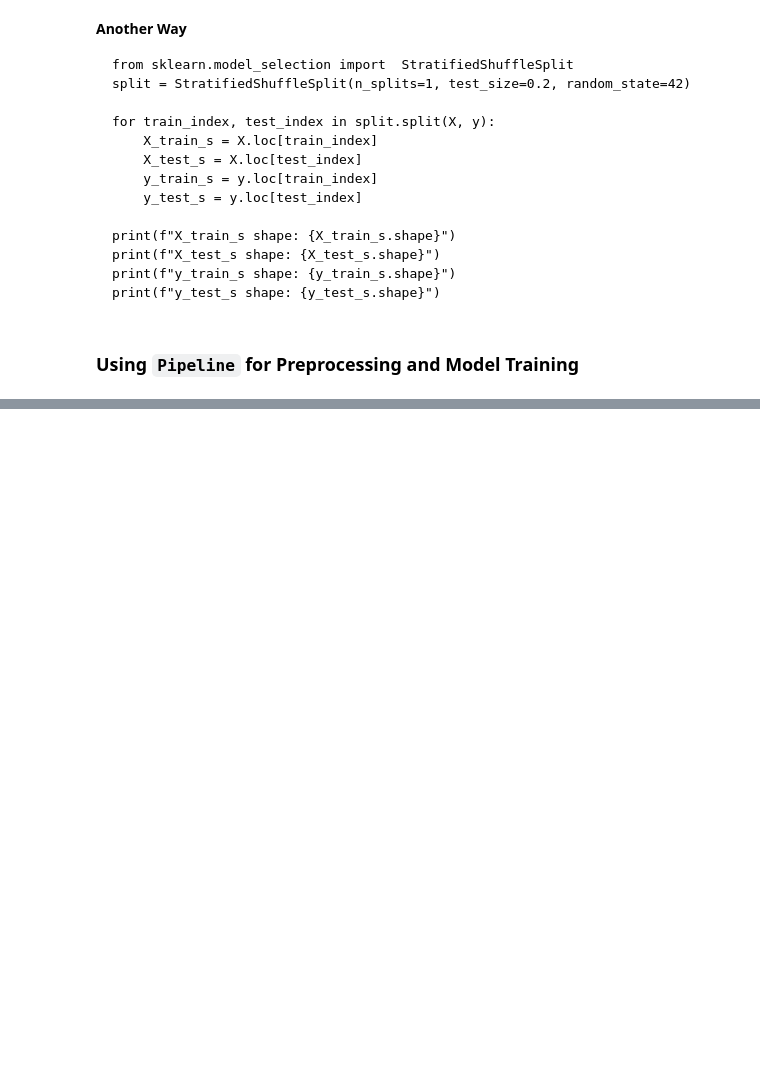
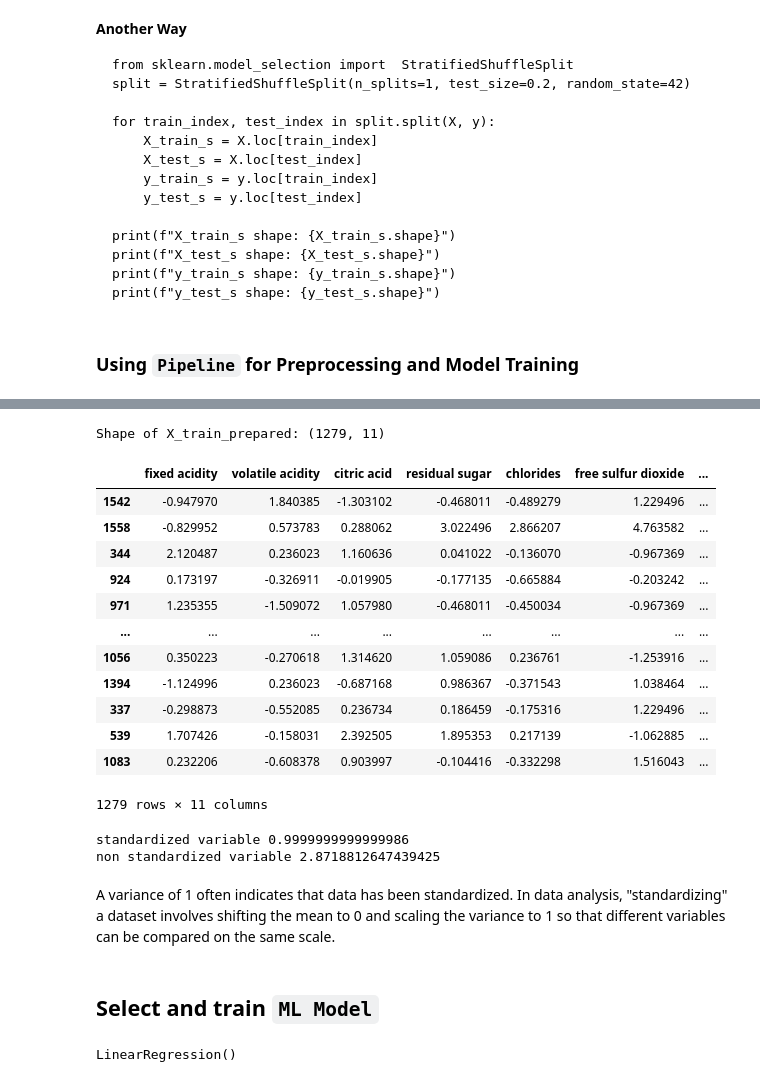
Before and after one commit to 22f2000792/MLP-prac, a Jupyter notebook: prac1.ipynb, the cells around one changed output, grey strips where cells are left out. Drawn from its saved outputs; the diff is of its cells as text; code cells hidden in the pictures; blank space fills up the shorter version.

```diff
--- a/prac1.ipynb
+++ b/prac1.ipynb
@@ -241,0 +245,40 @@ array([[-0.94797009,  1.84038456, -1.30310213, ..., -0.05665069,
+# %%
+# Convert back to DataFrame for easier inspection, if needed
+X_train_prepared_df = pd.DataFrame(X_train_prepared, columns=X_train.columns, index=X_train.index)
+
+print("Shape of X_train_prepared:", X_train_prepared.shape)
+# %% [output]
+Shape of X_train_prepared: (1279, 11)
+# %%
+X_train_prepared_df
+# %% [output]
+|  | fixed acidity | volatile acidity | citric acid | residual sugar | chlorides | free sulfur dioxide | ... |
+| 1542 | -0.947970 | 1.840385 | -1.303102 | -0.468011 | -0.489279 | 1.229496 | ... |
+| 1558 | -0.829952 | 0.573783 | 0.288062 | 3.022496 | 2.866207 | 4.763582 | ... |
+| 344 | 2.120487 | 0.236023 | 1.160636 | 0.041022 | -0.136070 | -0.967369 | ... |
+| 924 | 0.173197 | -0.326911 | -0.019905 | -0.177135 | -0.665884 | -0.203242 | ... |
+| 971 | 1.235355 | -1.509072 | 1.057980 | -0.468011 | -0.450034 | -0.967369 | ... |
+| ... | ... | ... | ... | ... | ... | ... | ... |
+| 1056 | 0.350223 | -0.270618 | 1.314620 | 1.059086 | 0.236761 | -1.253916 | ... |
+| 1394 | -1.124996 | 0.236023 | -0.687168 | 0.986367 | -0.371543 | 1.038464 | ... |
+| 337 | -0.298873 | -0.552085 | 0.236734 | 0.186459 | -0.175316 | 1.229496 | ... |
+| 539 | 1.707426 | -0.158031 | 2.392505 | 1.895353 | 0.217139 | -1.062885 | ... |
+| 1083 | 0.232206 | -0.608378 | 0.903997 | -0.104416 | -0.332298 | 1.516043 | ... |
+1279 rows × 11 columns
+# %%
+print("standardized variable",np.var(X_train_prepared_df['fixed acidity']))
+print("non standardized variable",np.var(X_train['fixed acidity']))
+# %% [output]
+standardized variable 0.9999999999999986
+non standardized variable 2.8718812647439425
+# %% [markdown]
+A variance of 1 often indicates that data has been standardized. In data analysis, "standardizing" a dataset involves shifting the mean to 0 and scaling the variance to 1 so that different variables can be compared on the same scale.
+# %% [markdown]
+## Select and train `ML Model`
+# %%
+from sklearn.linear_model import LinearRegression
+from sklearn.metrics import mean_squared_error, r2_score
+model_regression=LinearRegression()
+model_regression.fit(X_train_prepared,y_train)
+# %% [output]
+LinearRegression()
```
Also changed, not shown: parts of 11 cells of this notebook.
